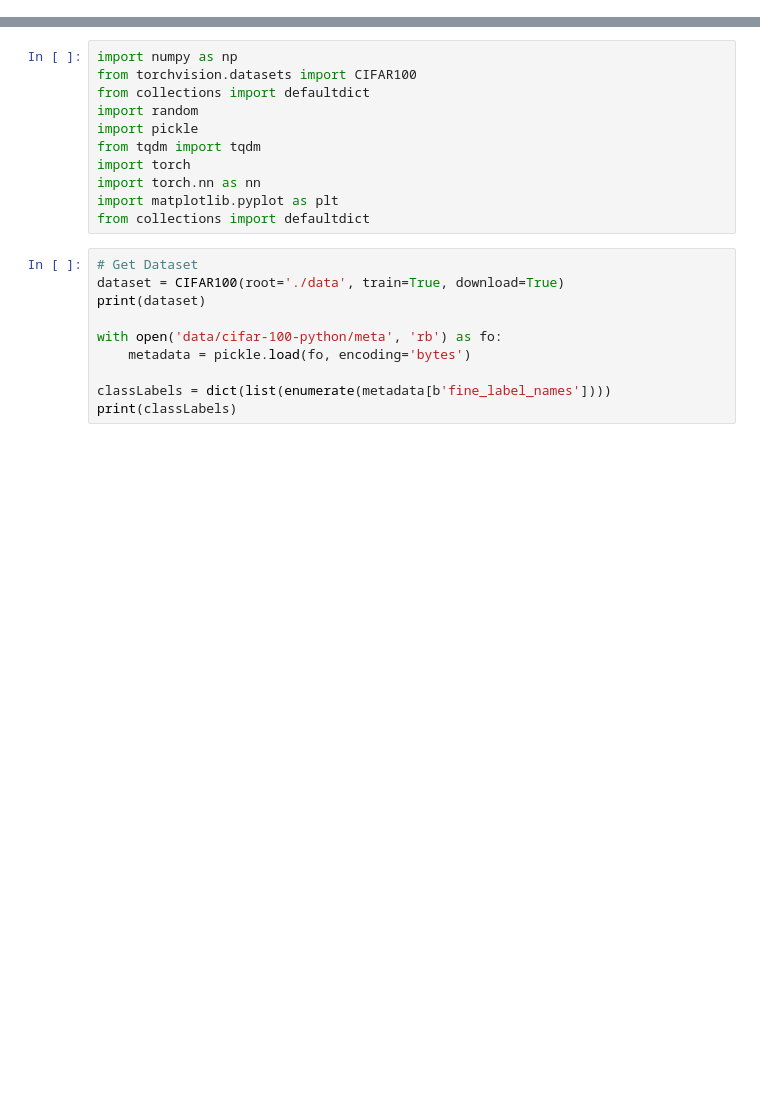
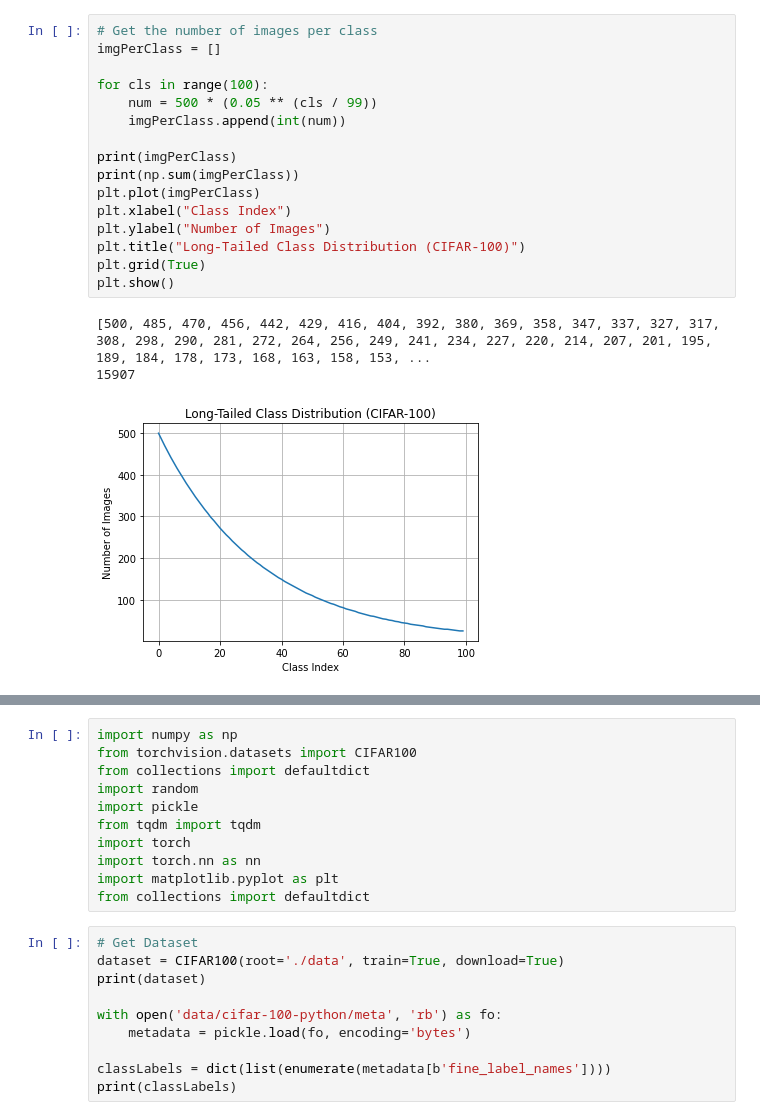
Before and after one commit to tangk01/CS7150-Project, a Jupyter notebook: Data.ipynb, the cells around one changed output, grey strips where cells are left out. Saved outputs shown, nothing was run; the diff lists cells and outputs as text; blank space fills up the shorter version.

```diff
--- a/Data.ipynb
+++ b/Data.ipynb
@@ -0,0 +79,20 @@
+# %%
+# Get the number of images per class
+imgPerClass = []
+
+for cls in range(100):
+    num = 500 * (0.05 ** (cls / 99))
+    imgPerClass.append(int(num))
+
+print(imgPerClass)
+print(np.sum(imgPerClass))
+plt.plot(imgPerClass)
+plt.xlabel("Class Index")
+plt.ylabel("Number of Images")
+plt.title("Long-Tailed Class Distribution (CIFAR-100)")
+plt.grid(True)
+plt.show()
+# %% [output]
+[500, 485, 470, 456, 442, 429, 416, 404, 392, 380, 369, 358, 347, 337, 327, 317, 308, 298, 290, 281, 272, 264, 256, 249, 241, 234, 227, 220, 214, 207, 201, 195, 189, 184, 178, 173, 168, 163, 158, 153, ...
+15907
+[figure, added]
```
Also changed, not shown: parts of 11 cells of this notebook.
